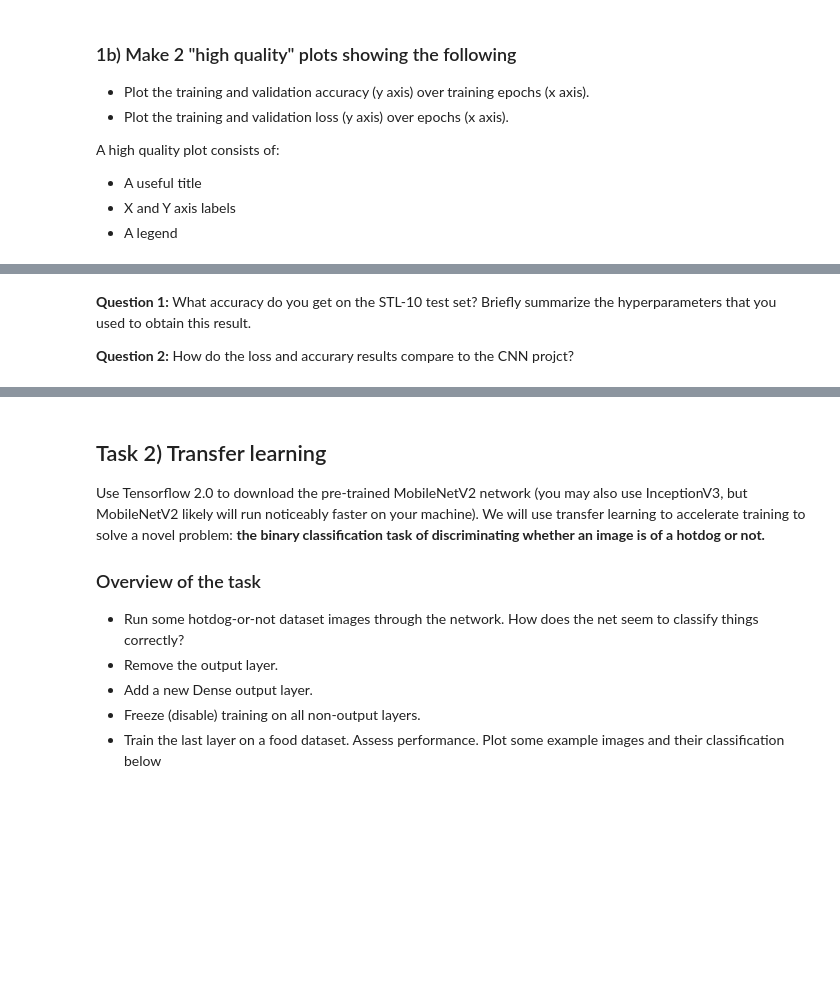
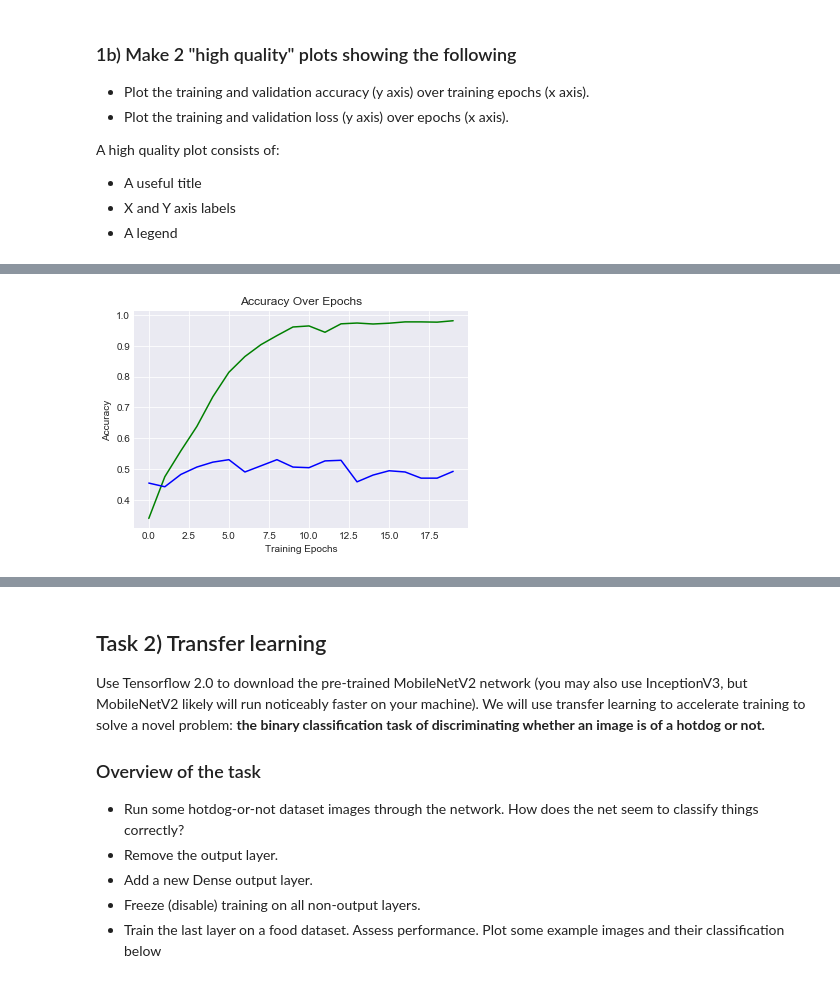
Before and after one commit to ejseal21/NeuralNetworks, a Jupyter notebook: project4/transfer_learning.ipynb, the cells around one changed output, grey strips where cells are left out. Cells and saved outputs as stored; diff of their text form; code cells hidden in the pictures; blank space fills up the shorter version.

```diff
--- a/project4/transfer_learning.ipynb
+++ b/project4/transfer_learning.ipynb
@@ -117,4 +119,4 @@ model = tf.keras.Sequential([
 ])
 model.summary()
 model.compile(optimizer="adam", loss="sparse_categorical_crossentropy", metrics=['accuracy'])
-model.fit(x_train, y_train, batch_size=4, epochs=50, validation_data=(x_val, y_val), verbose=2)
+hist = model.fit(x_train, y_train, batch_size=4, epochs=20, validation_data=(x_val, y_val), verbose=2)
@@ -121,4 +141,9 @@ model.fit(x_train, y_train, batch_size=4, epochs=50, validation_data=(x_val, y_v
-# %% [markdown]
-**Question 1:** What accuracy do you get on the STL-10 test set? Briefly summarize the hyperparameters that you used to obtain this result.
-
-**Question 2:** How do the loss and accurary results compare to the CNN projct?
+# %%
+plt.plot(hist.history["accuracy"], label="Training Accuracy", color="green")
+plt.plot(hist.history["val_accuracy"], label="Validation Accuracy", color="blue")
+plt.title("Accuracy Over Epochs")
+plt.ylabel("Accuracy")
+plt.xlabel("Training Epochs")
+plt.show()
+# %% [output]
+[figure, added]
```
Also changed, not shown: parts of 8 cells of this notebook.
